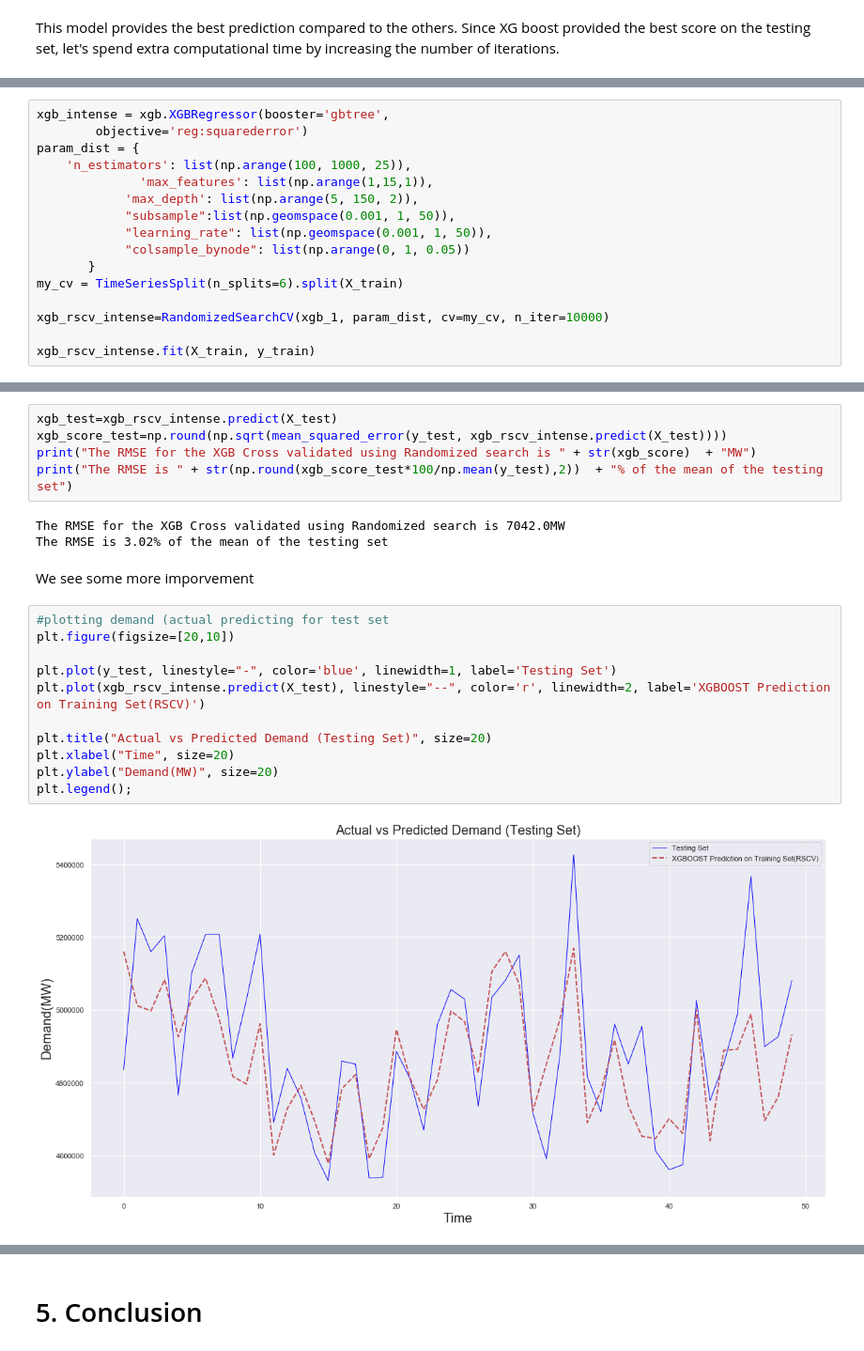
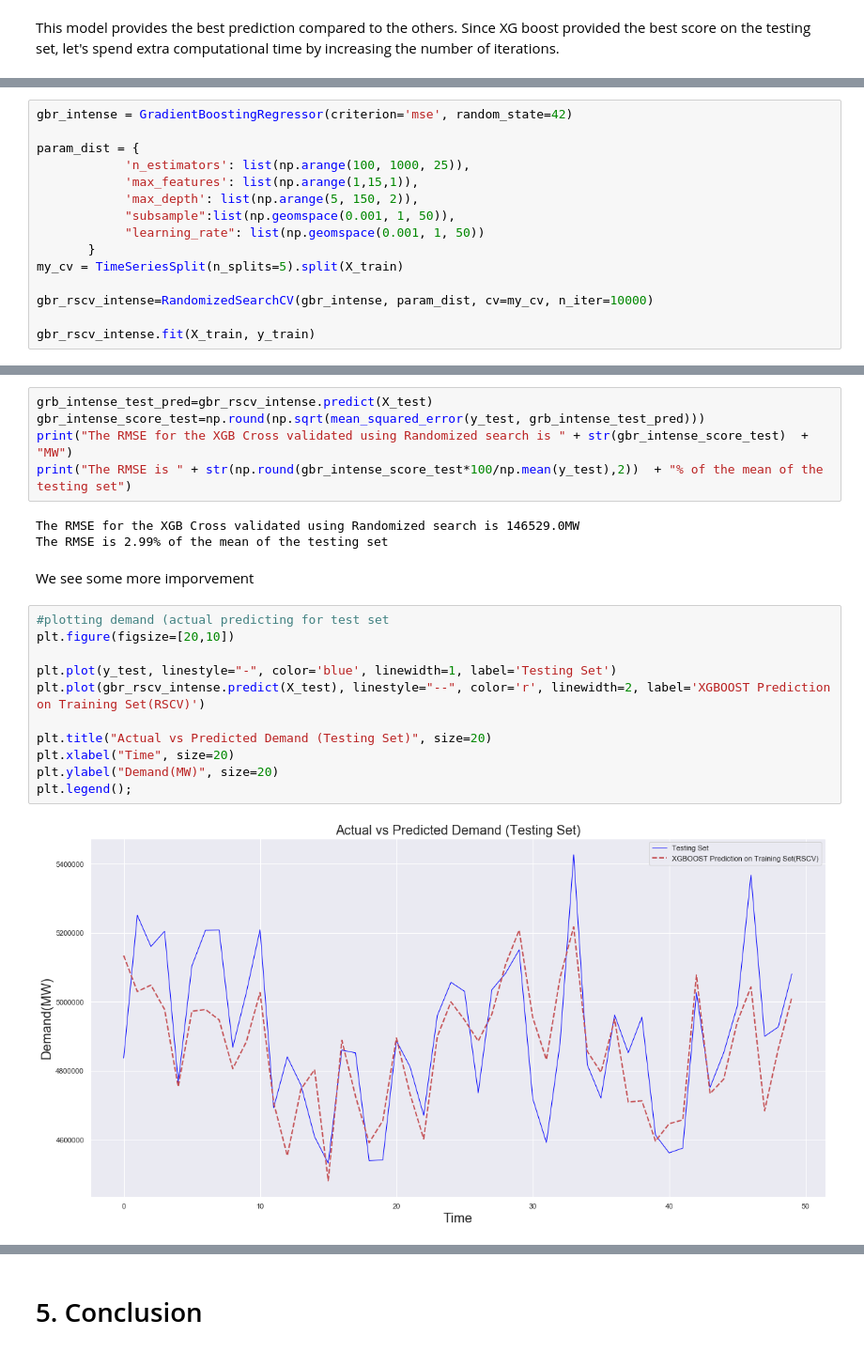
Before and after one commit to y-fawzy/energy-demand-forecast, a Jupyter notebook: notebooks/4-modelling.ipynb, the cells around one changed output, grey strips where cells are left out. Shown at 94% size. Saved outputs shown, nothing was run; the diff lists cells and outputs as text.

```diff
--- a/notebooks/4-modelling.ipynb
+++ b/notebooks/4-modelling.ipynb
@@ -906,19 +876,18 @@ This model provides the best prediction compared to the others. Since XG boost p
 # %%
-xgb_intense = xgb.XGBRegressor(booster='gbtree',
-        objective='reg:squarederror')
+gbr_intense = GradientBoostingRegressor(criterion='mse', random_state=42)
+
 param_dist = {
-    'n_estimators': list(np.arange(100, 1000, 25)),
-              'max_features': list(np.arange(1,15,1)),
+            'n_estimators': list(np.arange(100, 1000, 25)),
+            'max_features': list(np.arange(1,15,1)),
             'max_depth': list(np.arange(5, 150, 2)),
             "subsample":list(np.geomspace(0.001, 1, 50)),
-            "learning_rate": list(np.geomspace(0.001, 1, 50)),
-            "colsample_bynode": list(np.arange(0, 1, 0.05))
+            "learning_rate": list(np.geomspace(0.001, 1, 50))
        }
-my_cv = TimeSeriesSplit(n_splits=6).split(X_train)
+my_cv = TimeSeriesSplit(n_splits=5).split(X_train)
 
-xgb_rscv_intense=RandomizedSearchCV(xgb_1, param_dist, cv=my_cv, n_iter=10000)
+gbr_rscv_intense=RandomizedSearchCV(gbr_intense, param_dist, cv=my_cv, n_iter=10000)
 
-xgb_rscv_intense.fit(X_train, y_train)
+gbr_rscv_intense.fit(X_train, y_train)
 # %% [output]
 RandomizedSearchCV(cv=<generator object TimeSeriesSplit.split at 0x...>,
                    error_score='raise-deprecating',
@@ -969,24 +937,24 @@ plt.legend();
 # %%
-xgb_test=xgb_rscv_intense.predict(X_test)
-xgb_score_test=np.round(np.sqrt(mean_squared_error(y_test, xgb_rscv_intense.predict(X_test))))
-print("The RMSE for the XGB Cross validated using Randomized search is " + str(xgb_score)  + "MW")
-print("The RMSE is " + str(np.round(xgb_score_test*100/np.mean(y_test),2))  + "% of the mean of the testing set")
+grb_intense_test_pred=gbr_rscv_intense.predict(X_test)
+gbr_intense_score_test=np.round(np.sqrt(mean_squared_error(y_test, grb_intense_test_pred)))
+print("The RMSE for the XGB Cross validated using Randomized search is " + str(gbr_intense_score_test)  + "MW")
+print("The RMSE is " + str(np.round(gbr_intense_score_test*100/np.mean(y_test),2))  + "% of the mean of the testing set")
 # %% [output]
-The RMSE for the XGB Cross validated using Randomized search is 7042.0MW
-The RMSE is 3.02% of the mean of the testing set
+The RMSE for the XGB Cross validated using Randomized search is 146529.0MW
+The RMSE is 2.99% of the mean of the testing set
 # %% [markdown]
 We see some more imporvement
 # %%
 #plotting demand (actual predicting for test set
 plt.figure(figsize=[20,10])
 
 plt.plot(y_test, linestyle="-", color='blue', linewidth=1, label='Testing Set')
-plt.plot(xgb_rscv_intense.predict(X_test), linestyle="--", color='r', linewidth=2, label='XGBOOST Prediction on Training Set(RSCV)')
+plt.plot(gbr_rscv_intense.predict(X_test), linestyle="--", color='r', linewidth=2, label='XGBOOST Prediction on Training Set(RSCV)')
 
 plt.title("Actual vs Predicted Demand (Testing Set)", size=20)
 plt.xlabel("Time", size=20)
 plt.ylabel("Demand(MW)", size=20)
 plt.legend();
 # %% [output]
-[figure, old version]
+[figure, new version]
 # %%
```
Also changed, not shown: parts of 47 cells of this notebook, 2 other files.
